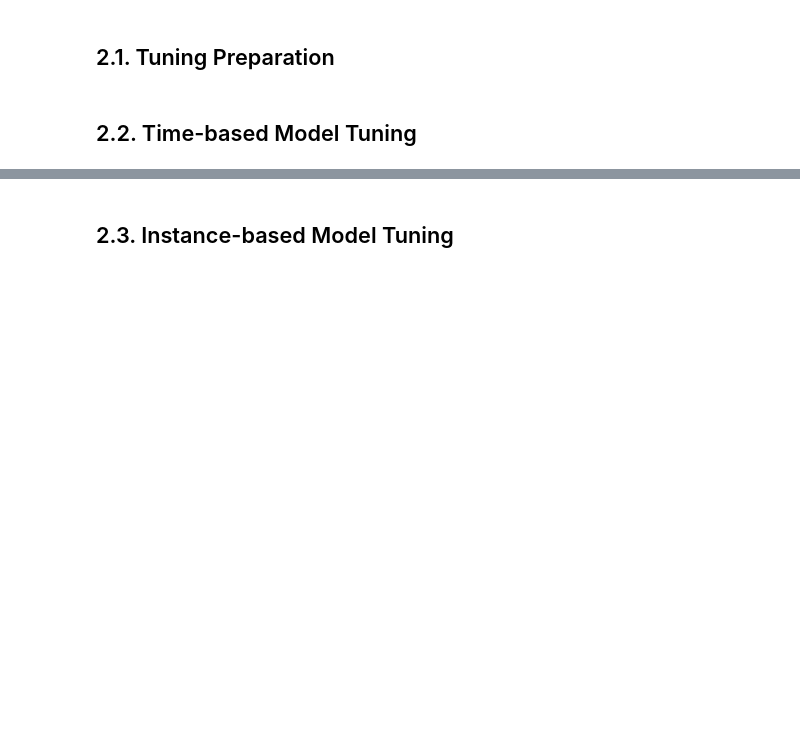
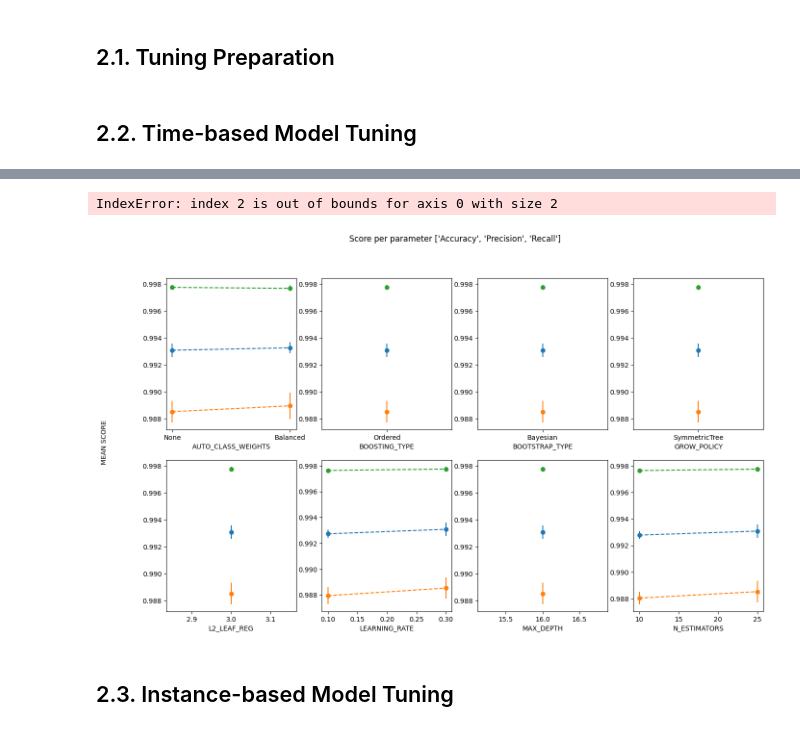
Before and after one commit to jm55/THESIS, a Jupyter notebook: Official Development/GBDT_Training/[OFFICIAL] CATB_Tuning.ipynb, the cells around one changed output, grey strips where cells are left out. Saved outputs shown, nothing was run; the diff lists cells and outputs as text; code cells hidden in the pictures; blank space fills up the shorter version.

Commit message:
Update on tuning visualization
Tested on CatB

```diff
--- a/Official Development/GBDT_Training/[OFFICIAL] CATB_Tuning.ipynb
+++ b/Official Development/GBDT_Training/[OFFICIAL] CATB_Tuning.ipynb
@@ -29,7 +29,7 @@ Setting tuning environment parameters.
 # %%
 OUTPUT_FILENAME = "TEST_TUNE" # <== Specify the filename of the output hyperparameters text file (can be used during tuned model training).
 
-K = 5
+K = 2
 DYNAMIC_SPLIT = 1/K # <== Expected validation ratio. Training ratio will be 1-(1/K). Just for when needed to view.
 RANDOM_SEED = 1 # <==  <== Must be the same throughout the entire study (acts as a controlled variable), hence let's just settle with 1.
 # %% [markdown]
@@ -50,11 +50,11 @@ catb_params = {
     'boosting_type':['Ordered'], #As per paper "Ordered Boosting"
 
     #Common (Add and experiment with valid values)
-    'max_depth':[6,16], #As per documentation: min=6, max=16 (Logloss), mean=(max-min)/2
-    'learning_rate':[0.03, 0.1, 0.3], #Typical learning rate (either 0.01, 0.03, 0.1, 0.3)
-    'n_estimators':[10,25,50,75,100,250,500,750,1000], #Limited to 50 for prototyping; [50,100,250,500,750,1000,2000,5000,10000]
+    'max_depth':[16], #As per documentation: min=6, max=16 (Logloss), mean=(max-min)/2
+    'learning_rate':[0.1, 0.3], #Typical learning rate (either 0.01, 0.03, 0.1, 0.3)
+    'n_estimators':[10,25], #Limited to 50 for prototyping; [50,100,250,500,750,1000,2000,5000,10000]
     'l2_leaf_reg':[3], #CatB default=3
-    'auto_class_weights':['None', 'Balanced', 'SqrtBalanced'], #Specify that classes are weighted equally (i.e., no inherent bias); ['None', 'Balanced', 'SqrtBalanced']
+    'auto_class_weights':['None', 'Balanced'], #Specify that classes are weighted equally (i.e., no inherent bias); ['None', 'Balanced', 'SqrtBalanced']
 
     #Other hyperparameters
 
@@ -205,16 +231,10 @@ def plot_search_results(grid, cv_results, scoring=['Accuracy','Precision','Recal
     results = grid.cv_results_
     means_test_acc = results['mean_test_accuracy']
     stds_test_acc = results['std_test_accuracy']
-    # means_train_acc = results['mean_train_accuracy']
-    # stds_train_acc = results['std_train_accuracy']
     means_test_prec = results['mean_test_precision']
     stds_test_prec = results['std_test_precision']
-    # means_train_prec = results['mean_train_precision']
-    # stds_train_prec = results['std_train_precision']
     means_test_rec = results['mean_test_recall']
     stds_test_rec = results['std_test_recall']
-    # means_train_rec = results['mean_train_recall']
-    # stds_train_rec = results['std_train_recall']
     ## Getting indexes of values per hyper-parameter
     masks=[]
     masks_names= list(grid.best_params_.keys())
@@ -222,7 +242,7 @@ def plot_search_results(grid, cv_results, scoring=['Accuracy','Precision','Recal
         masks.append(list(results['param_'+p_k].data==p_v))
     params = grid.get_params()['param_grid']
     ## Ploting results
-    fig, ax = plt.subplots(int(len(params)/4),4, sharex='none', sharey='none',figsize=(16,9))
+    fig, ax = plt.subplots(int(len(params)/4)+1,4, sharex='none', sharey='none',figsize=(16,9))
     fig.suptitle(f'Score per parameter {str(scoring)}')
     fig.text(0.04, 0.5, 'MEAN SCORE', va='center', rotation='vertical')
     pram_preformace_in_best = {}
@@ -234,24 +254,18 @@ def plot_search_results(grid, cv_results, scoring=['Accuracy','Precision','Recal
         best_index = np.where(best_parms_mask)[0]
         x = np.array(params[p])
         ax[row,col].errorbar(x, np.array(means_test_acc[best_index]), np.array(stds_test_acc[best_index]), linestyle='--', marker='o', label='Accuracy (Test)')
-        # ax[row,col].errorbar(x, np.array(means_train_acc[best_index]), np.array(stds_train_acc[best_index]), linestyle='-', marker='^',label='Accuracy (Train)')
         ax[row,col].errorbar(x, np.array(means_test_prec[best_index]), np.array(stds_test_prec[best_index]), linestyle='--', marker='o', label='Precision (Test)')
-        # ax[row,col].errorbar(x, np.array(means_train_prec[best_index]), np.array(stds_train_prec[best_index]), linestyle='-', marker='^',label='Precision (Train)')
         ax[row,col].errorbar(x, np.array(means_test_rec[best_index]), np.array(stds_test_rec[best_index]), linestyle='--', marker='o', label='Recall (Test)')
-        # ax[row,col].errorbar(x, np.array(means_train_rec[best_index]), np.array(stds_train_rec[best_index]), linestyle='-', marker='^',label='Recall (Train)')
         ax[row,col].set_xlabel(p.upper())
         col += 1
-        if col >= 4:
+        if col == 4:
             row += 1
             col = 0
     plt.legend(loc='upper left')
     plt.show()
     plt.figure(figsize=(16,9))
-    # plt.plot(cv_results.index, cv_results['mean_train_accuracy'], linestyle='-', marker='o', label='Accuracy (Train)')
     plt.plot(cv_results.index, cv_results['mean_test_accuracy'], linestyle='-', marker='o', label='Accuracy (Test)')
-    # plt.plot(cv_results.index, cv_results['mean_train_precision'], linestyle='-', marker='o', label='Precision (Train)')
     plt.plot(cv_results.index, cv_results['mean_test_precision'], linestyle='-', marker='o', label='Precision (Test)')
-    # plt.plot(cv_results.index, cv_results['mean_train_recall'], linestyle='-', marker='o', label='Recall (Train)')
     plt.plot(cv_results.index, cv_results['mean_test_recall'], linestyle='-', marker='o', label='Recall (Test)')
     plt.ylabel('Score')
     plt.xlabel('Iterations')
@@ -304,7 +317,7 @@ def getTuner(model, params, scoring=['accuracy','precision','recall']):
 ## 2.2. Time-based Model Tuning
 # %%
 startTime()
-catb_classifier = catboost.CatBoostClassifier(random_state=1, thread_count=os.cpu_count(), verbose=1, cat_features=getIndexes(tb_train), nan_mode='Min')
+catb_classifier = catboost.CatBoostClassifier(random_state=1, thread_count=os.cpu_count(), verbose=0, cat_features=getIndexes(tb_train), nan_mode='Min')
 tb_tuner = getTuner(catb_classifier, catb_params)
 tb_tuner.fit(X_tb, y_tb)
 endTime("TB_CATB")
@@ -314,3 +327,4 @@ cv_results = pd.DataFrame.from_dict(tb_tuner.cv_results_)
 cv_results.to_csv('CATB_TB_Tuning_CV_Results.csv')
 plot_search_results(tb_tuner, cv_results)
 cv_results
+# %% [output]
@@ -316,0 +348,2 @@ cv_results
+IndexError: index 2 is out of bounds for axis 0 with size 2
+[figure, added]
```
Also changed, not shown: parts of 7 cells of this notebook, 9 other files.
